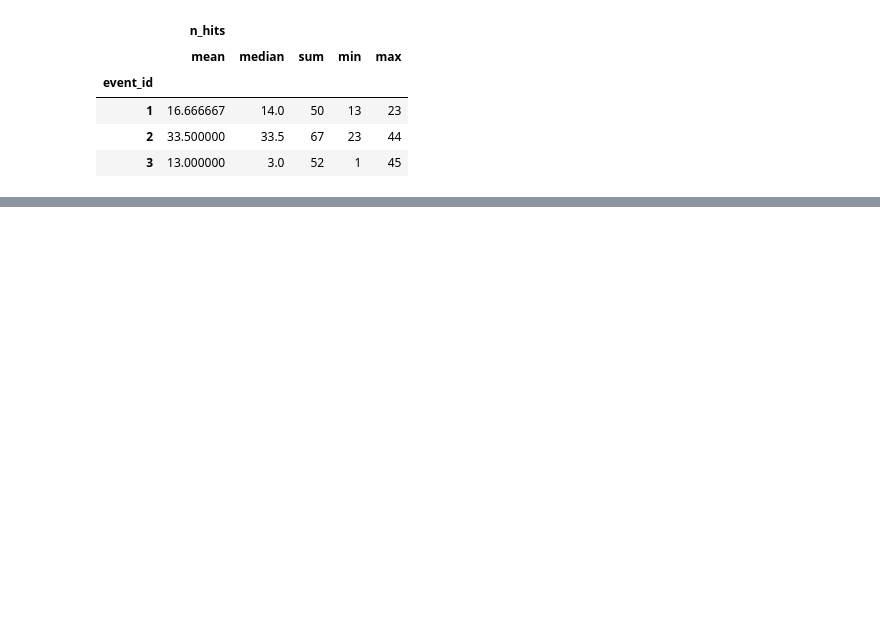
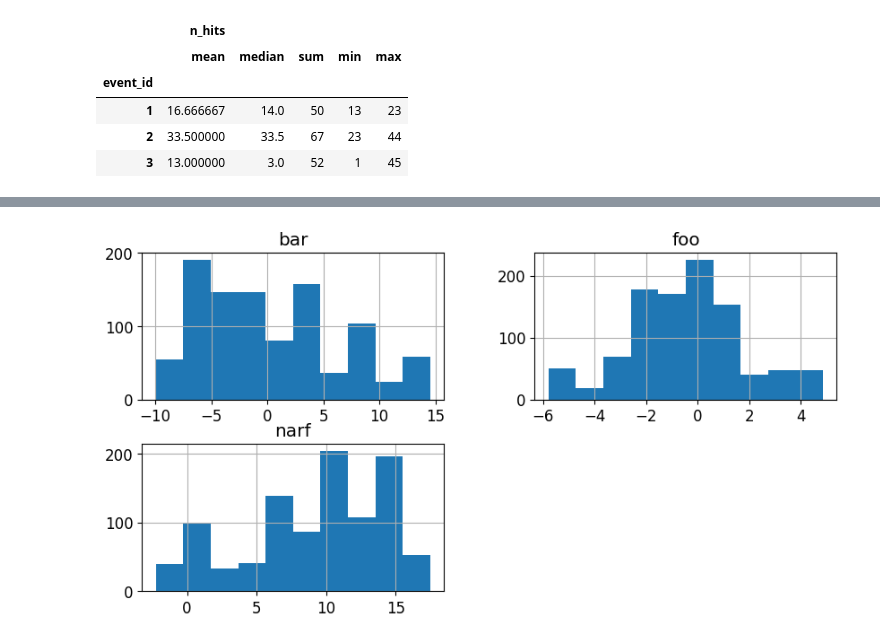
Before and after one commit to Asterics2020-Obelics/School2017, a Jupyter notebook: pandas/1. Pandas Warming Up.ipynb, the cells around one changed output, grey strips where cells are left out. Drawn from its saved outputs; the diff is of its cells as text; code cells hidden in the pictures; blank space fills up the shorter version.

```diff
--- a/pandas/1. Pandas Warming Up.ipynb
+++ b/pandas/1. Pandas Warming Up.ipynb
@@ -330,0 +344,4 @@ df.groupby('event_id').aggregate([np.mean, np.median, sum, min, max])
+# %%
+df.hist();
+# %% [output]
+[figure, added]
```
Also changed, not shown: parts of 12 cells of this notebook.
